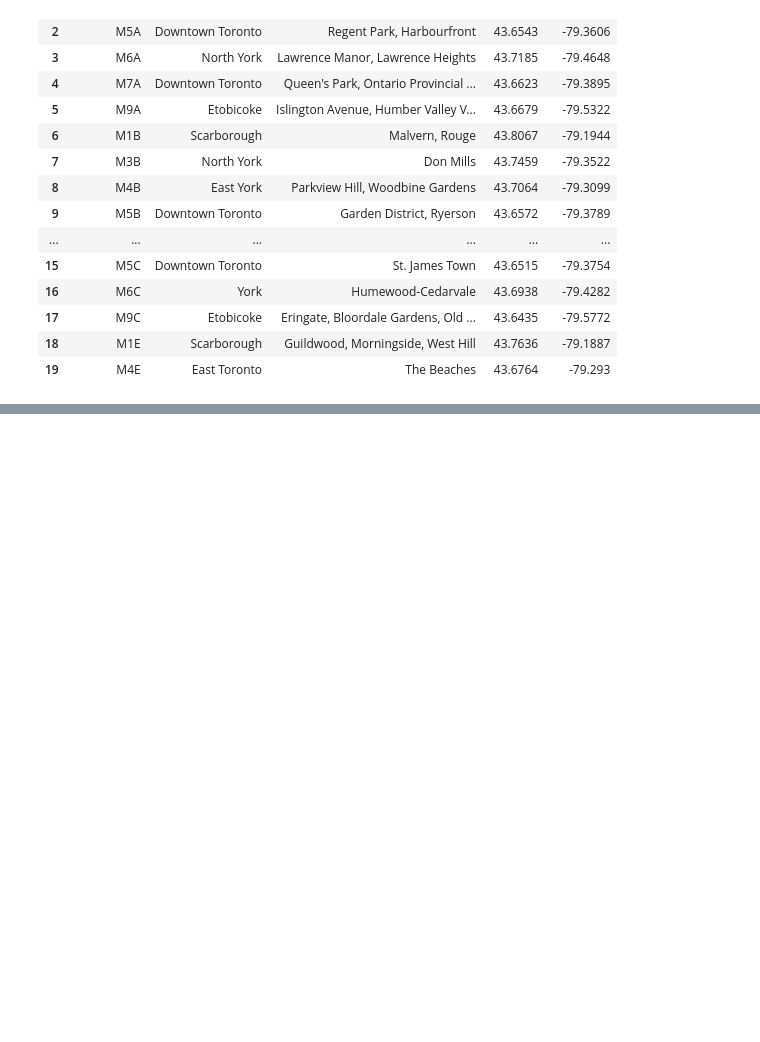
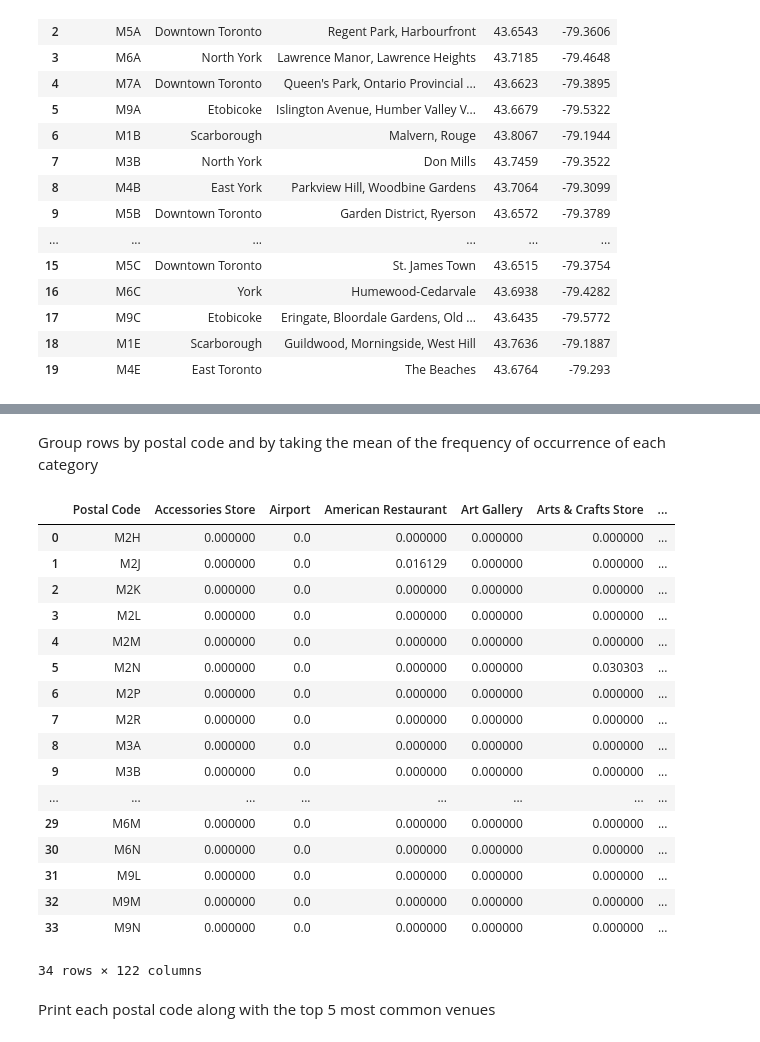
Before and after one commit to Tibetta/Coursera_Capstone, a Jupyter notebook: Toronto_postalCodes.ipynb, the cells around one changed output, grey strips where cells are left out. Cells and saved outputs as stored; diff of their text form; code cells hidden in the pictures; blank space fills up the shorter version.

```diff
--- a/Toronto_postalCodes.ipynb
+++ b/Toronto_postalCodes.ipynb
@@ -194,0 +246,5 @@ df_set.head(20)
+# %%
+#I select only the Borough without the word  York and Toronto
+toronto_other = df_set[~df_set['Borough'].str.contains('York|Toronto')].reset_index(drop=True)
+print(toronto_other.shape)
+toronto_other.head()
@@ -194,0 +327,9 @@ df_set.head(20)
+# %%
+ # @hidden_cell
+CLIENT_ID = 'MN1JIM0ZTQS42WS1SHLI2KRIUR5031KT3JXOOGUYD13TFXUH' # your Foursquare ID
+CLIENT_SECRET = '3RCOKJ2UNVP214CCFOOQDDYXIYKO3Y3PBVI4KURX10YFTQTT' # your Foursquare Secret
+VERSION = '20180605' # Foursquare API version
+
+print('Your credentails:')
+print('CLIENT_ID: ' + CLIENT_ID)
+print('CLIENT_SECRET:' + CLIENT_SECRET)
@@ -194,0 +384,4 @@ df_set.head(20)
+# %%
+toronto_venues = getNearbyVenues(names=toronto_york['Postal Code'],
+                                   latitudes=toronto_york['Latitude'],
+                                   longitudes=toronto_york['Longitude'])
@@ -194,0 +450,11 @@ df_set.head(20)
+# %%
+toronto_onehot = pd.get_dummies(toronto_venues[['Venue Category']], prefix="", prefix_sep="")
+
+# add neighborhood column back to dataframe
+toronto_onehot['Postal Code'] = toronto_venues['Postal Code']
+
+# move neighborhood column to the first column
+fixed_columns = [toronto_onehot.columns[-1]] + list(toronto_onehot.columns[:-1])
+toronto_onehot = toronto_onehot[fixed_columns]
+
+toronto_onehot.head()
@@ -194,0 +469,26 @@ df_set.head(20)
+# %% [markdown]
+Group rows by postal code and by taking the mean of the frequency of occurrence of each category
+# %%
+toronto_grouped = toronto_onehot.groupby('Postal Code').mean().reset_index()
+toronto_grouped
+# %% [output]
+|  | Postal Code | Accessories Store | Airport | American Restaurant | Art Gallery | Arts & Crafts Store | ... |
+| 0 | M2H | 0.000000 | 0.0 | 0.000000 | 0.000000 | 0.000000 | ... |
+| 1 | M2J | 0.000000 | 0.0 | 0.016129 | 0.000000 | 0.000000 | ... |
+| 2 | M2K | 0.000000 | 0.0 | 0.000000 | 0.000000 | 0.000000 | ... |
+| 3 | M2L | 0.000000 | 0.0 | 0.000000 | 0.000000 | 0.000000 | ... |
+| 4 | M2M | 0.000000 | 0.0 | 0.000000 | 0.000000 | 0.000000 | ... |
+| 5 | M2N | 0.000000 | 0.0 | 0.000000 | 0.000000 | 0.030303 | ... |
+| 6 | M2P | 0.000000 | 0.0 | 0.000000 | 0.000000 | 0.000000 | ... |
+| 7 | M2R | 0.000000 | 0.0 | 0.000000 | 0.000000 | 0.000000 | ... |
+| 8 | M3A | 0.000000 | 0.0 | 0.000000 | 0.000000 | 0.000000 | ... |
+| 9 | M3B | 0.000000 | 0.0 | 0.000000 | 0.000000 | 0.000000 | ... |
+| ... | ... | ... | ... | ... | ... | ... | ... |
+| 29 | M6M | 0.000000 | 0.0 | 0.000000 | 0.000000 | 0.000000 | ... |
+| 30 | M6N | 0.000000 | 0.0 | 0.000000 | 0.000000 | 0.000000 | ... |
+| 31 | M9L | 0.000000 | 0.0 | 0.000000 | 0.000000 | 0.000000 | ... |
+| 32 | M9M | 0.000000 | 0.0 | 0.000000 | 0.000000 | 0.000000 | ... |
+| 33 | M9N | 0.000000 | 0.0 | 0.000000 | 0.000000 | 0.000000 | ... |
+34 rows × 122 columns
+# %% [markdown]
+Print each postal code along with the top 5 most common venues
```
Also changed, not shown: parts of 50 cells of this notebook.
